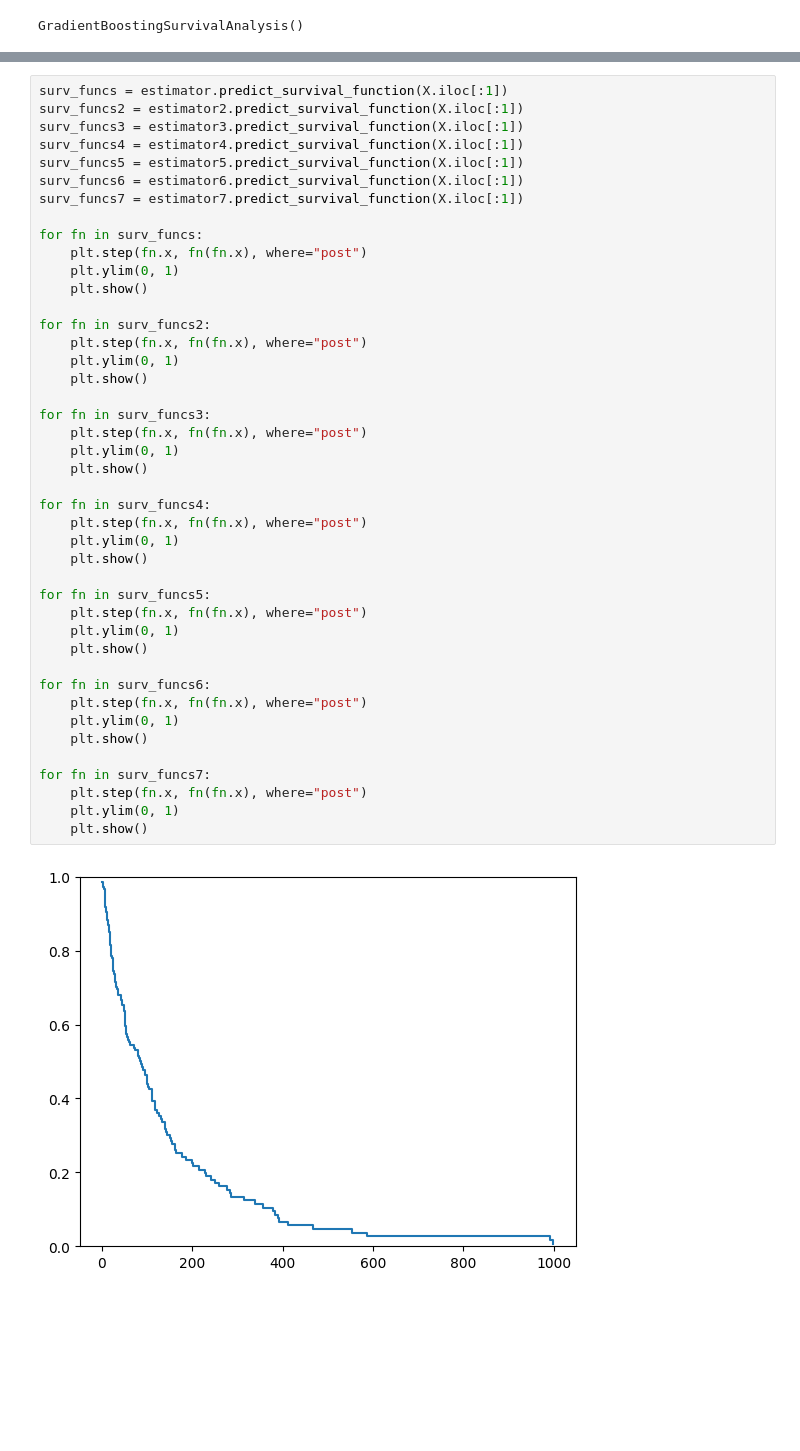
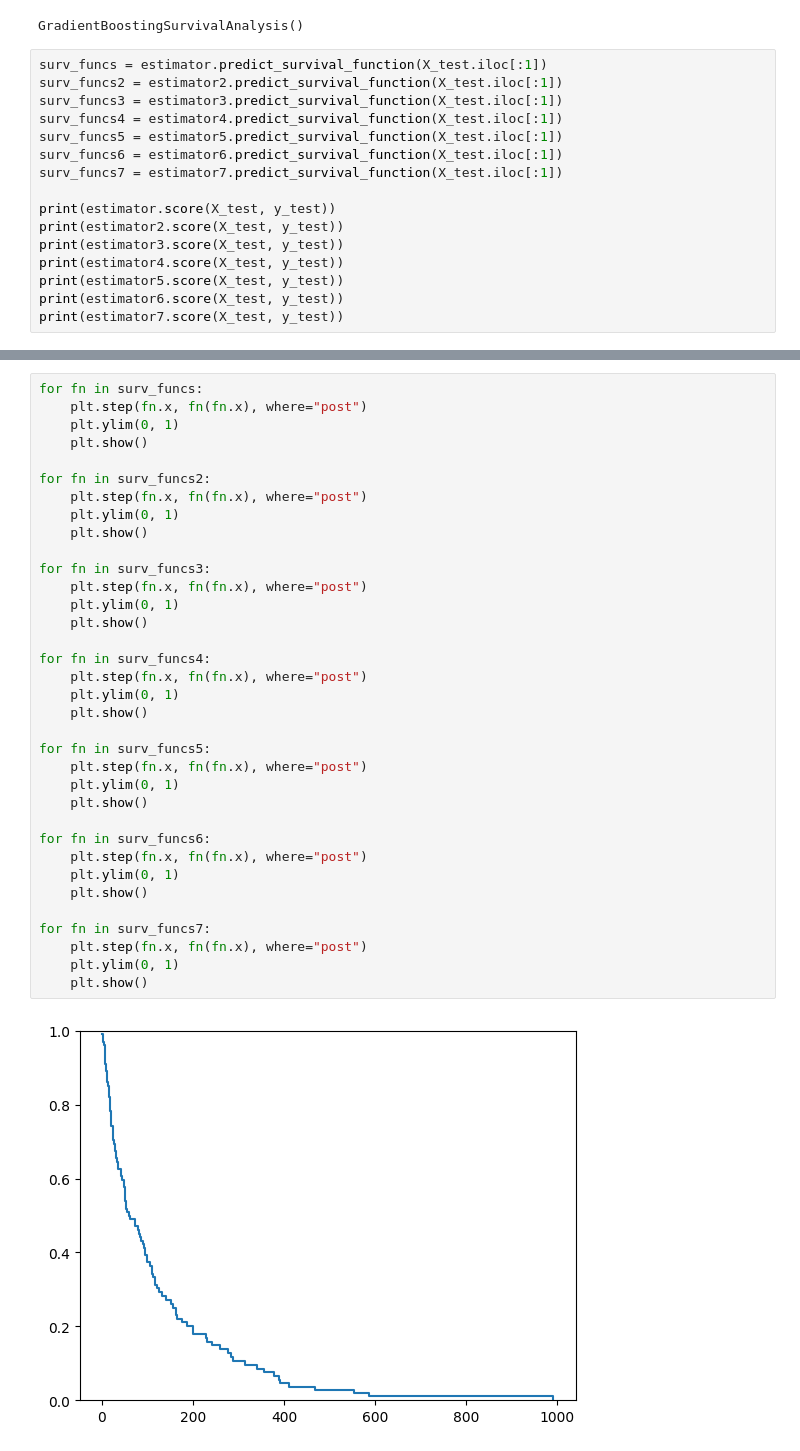
Before and after one commit to Techtonique/survivalist, a Jupyter notebook: examples/2024-11-14-scikit-survival.ipynb, the cells around one changed output, grey strips where cells are left out. Saved outputs shown, nothing was run; the diff lists cells and outputs as text; blank space fills up the shorter version.

```diff
--- a/examples/2024-11-14-scikit-survival.ipynb
+++ b/examples/2024-11-14-scikit-survival.ipynb
@@ -70,3 +70,19 @@ estimator6.fit(X_train, y_train)
 estimator7.fit(X_train, y_train)
 # %% [output]
 GradientBoostingSurvivalAnalysis()
+# %%
+surv_funcs = estimator.predict_survival_function(X_test.iloc[:1])
+surv_funcs2 = estimator2.predict_survival_function(X_test.iloc[:1])
+surv_funcs3 = estimator3.predict_survival_function(X_test.iloc[:1])
+surv_funcs4 = estimator4.predict_survival_function(X_test.iloc[:1])
+surv_funcs5 = estimator5.predict_survival_function(X_test.iloc[:1])
+surv_funcs6 = estimator6.predict_survival_function(X_test.iloc[:1])
+surv_funcs7 = estimator7.predict_survival_function(X_test.iloc[:1])
+
+print(estimator.score(X_test, y_test))
+print(estimator2.score(X_test, y_test))
+print(estimator3.score(X_test, y_test))
+print(estimator4.score(X_test, y_test))
+print(estimator5.score(X_test, y_test))
+print(estimator6.score(X_test, y_test))
+print(estimator7.score(X_test, y_test))
@@ -73,12 +97,4 @@ GradientBoostingSurvivalAnalysis()
 # %%
-surv_funcs = estimator.predict_survival_function(X.iloc[:1])
-surv_funcs2 = estimator2.predict_survival_function(X.iloc[:1])
-surv_funcs3 = estimator3.predict_survival_function(X.iloc[:1])
-surv_funcs4 = estimator4.predict_survival_function(X.iloc[:1])
-surv_funcs5 = estimator5.predict_survival_function(X.iloc[:1])
-surv_funcs6 = estimator6.predict_survival_function(X.iloc[:1])
-surv_funcs7 = estimator7.predict_survival_function(X.iloc[:1])
-
 for fn in surv_funcs:
     plt.step(fn.x, fn(fn.x), where="post")
     plt.ylim(0, 1)
@@ -87,31 +103,31 @@ for fn in surv_funcs:
 for fn in surv_funcs2:
     plt.step(fn.x, fn(fn.x), where="post")
     plt.ylim(0, 1)
     plt.show()
 
 for fn in surv_funcs3:
     plt.step(fn.x, fn(fn.x), where="post")
     plt.ylim(0, 1)
     plt.show()
 
 for fn in surv_funcs4:
     plt.step(fn.x, fn(fn.x), where="post")
     plt.ylim(0, 1)
     plt.show()
 
 for fn in surv_funcs5:
     plt.step(fn.x, fn(fn.x), where="post")
     plt.ylim(0, 1)
     plt.show()
 
 for fn in surv_funcs6:
     plt.step(fn.x, fn(fn.x), where="post")
     plt.ylim(0, 1)
     plt.show()
 
 for fn in surv_funcs7:
     plt.step(fn.x, fn(fn.x), where="post")
     plt.ylim(0, 1)
     plt.show()
 # %% [output]
-[figure, old version]
+[figure, new version]
```
Also changed, not shown: parts of 2 cells of this notebook.
